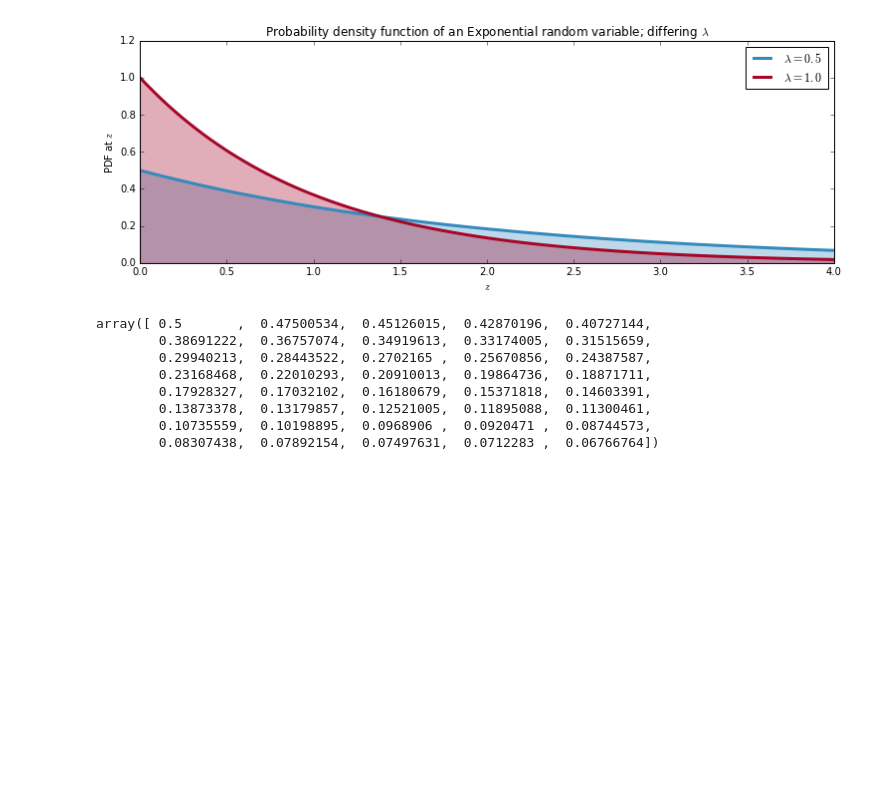
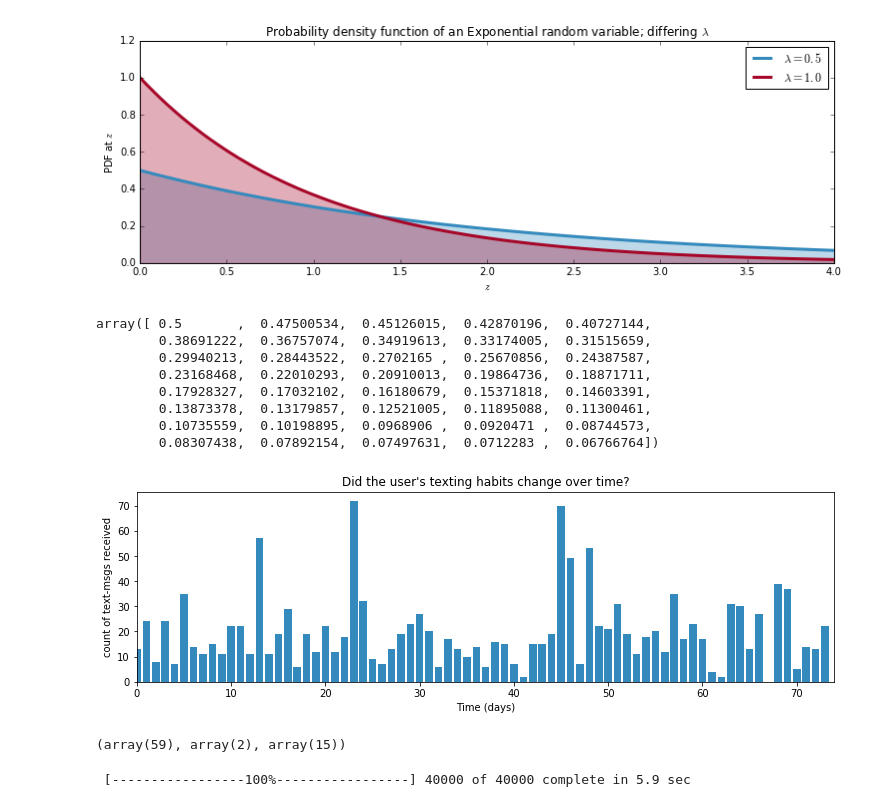
Before and after one commit to TanUkkii007/Probabilistic-Programming-and-Bayesian-Methods-for-Hackers, a Jupyter notebook: ch01/Ch1_Introduction_PyMC2.ipynb, the cells around one changed output. Drawn from its saved outputs; the diff is of its cells as text; code cells hidden in the pictures; blank space fills up the shorter version.

```diff
--- a/ch01/Ch1_Introduction_PyMC2.ipynb
+++ b/ch01/Ch1_Introduction_PyMC2.ipynb
@@ -264,3 +264,14 @@ array([ 0.5       ,  0.47500534,  0.45126015,  0.42870196,  0.40727144,
         0.13873378,  0.13179857,  0.12521005,  0.11895088,  0.11300461,
         0.10735559,  0.10198895,  0.0968906 ,  0.0920471 ,  0.08744573,
         0.08307438,  0.07892154,  0.07497631,  0.0712283 ,  0.06766764])
+# %%
+figsize(12.5, 3.5)
+count_data = np.loadtxt("data/txtdata.csv")
+n_count_data = len(count_data)
+plt.bar(np.arange(n_count_data), count_data, color="#348ABD")
+plt.xlabel("Time (days)")
+plt.ylabel("count of text-msgs received")
+plt.title("Did the user's texting habits change over time?")
+plt.xlim(0, n_count_data);
+# %% [output]
+[figure, added]
@@ -266,0 +287,4 @@ array([ 0.5       ,  0.47500534,  0.45126015,  0.42870196,  0.40727144,
+# %%
+tau.random(), tau.random(), tau.random()
+# %% [output]
+(array(59), array(2), array(15))
@@ -266,0 +302,5 @@ array([ 0.5       ,  0.47500534,  0.45126015,  0.42870196,  0.40727144,
+# %%
+mcmc = pm.MCMC(model)
+mcmc.sample(40000, 10000, 1)
+# %% [output]
+ [-----------------100%-----------------] 40000 of 40000 complete in 5.9 sec
```
Also changed, not shown: parts of 11 cells of this notebook, 1 other file.
